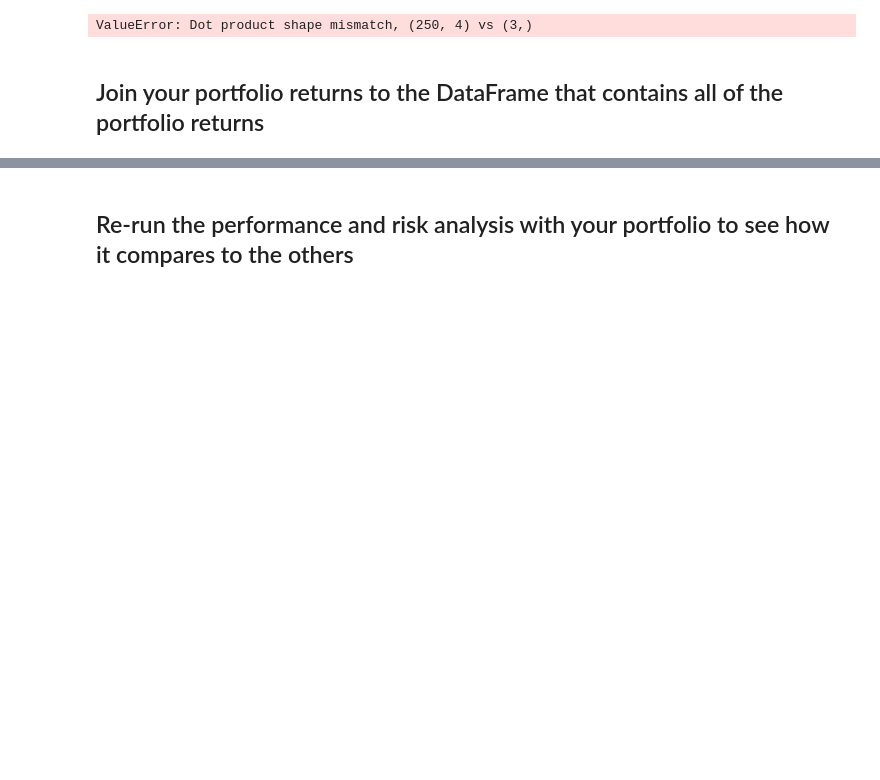
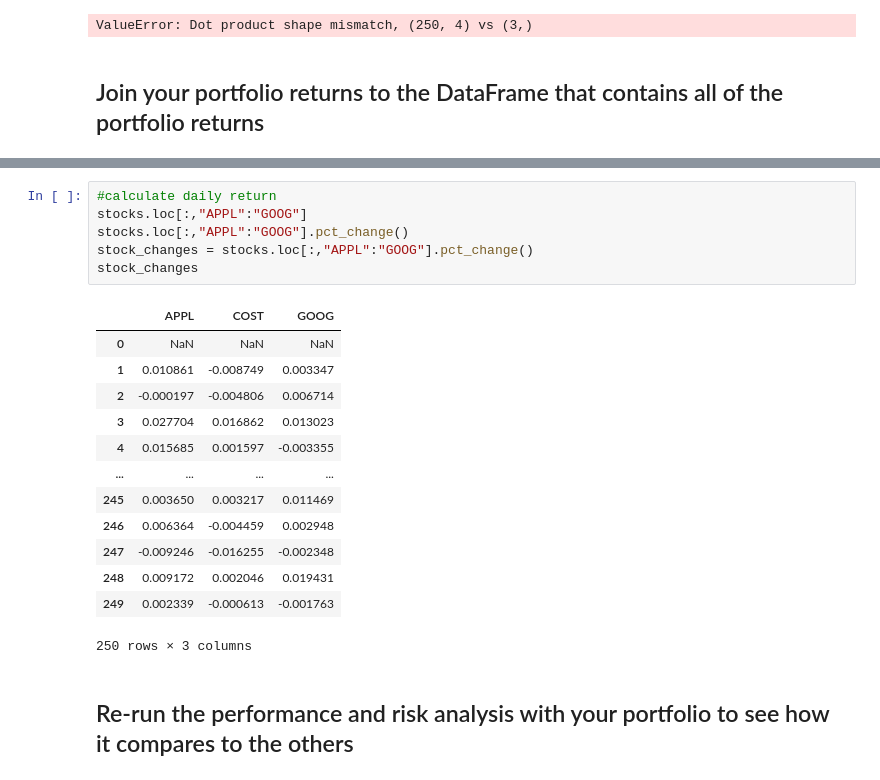
Before and after one commit to KevinLacap/KevinLacap, a Jupyter notebook: whale_analysis.ipynb, the cells around one changed output, grey strips where cells are left out. Drawn from its saved outputs; the diff is of its cells as text; blank space fills up the shorter version.

```diff
--- a/whale_analysis.ipynb
+++ b/whale_analysis.ipynb
@@ -568,3 +568,23 @@ NameError: name 'stock_changes' is not defined
+# %%
+#calculate daily return
+stocks.loc[:,"APPL":"GOOG"]
+stocks.loc[:,"APPL":"GOOG"].pct_change()
+stock_changes = stocks.loc[:,"APPL":"GOOG"].pct_change()
+stock_changes
+# %% [output]
+|  | APPL | COST | GOOG |
+| 0 | NaN | NaN | NaN |
+| 1 | 0.010861 | -0.008749 | 0.003347 |
+| 2 | -0.000197 | -0.004806 | 0.006714 |
+| 3 | 0.027704 | 0.016862 | 0.013023 |
+| 4 | 0.015685 | 0.001597 | -0.003355 |
+| ... | ... | ... | ... |
+| 245 | 0.003650 | 0.003217 | 0.011469 |
+| 246 | 0.006364 | -0.004459 | 0.002948 |
+| 247 | -0.009246 | -0.016255 | -0.002348 |
+| 248 | 0.009172 | 0.002046 | 0.019431 |
+| 249 | 0.002339 | -0.000613 | -0.001763 |
+250 rows × 3 columns
 # %% [markdown]
 ## Re-run the performance and risk analysis with your portfolio to see how it compares to the others
 # %%
```
Also changed, not shown: parts of 9 cells of this notebook.
